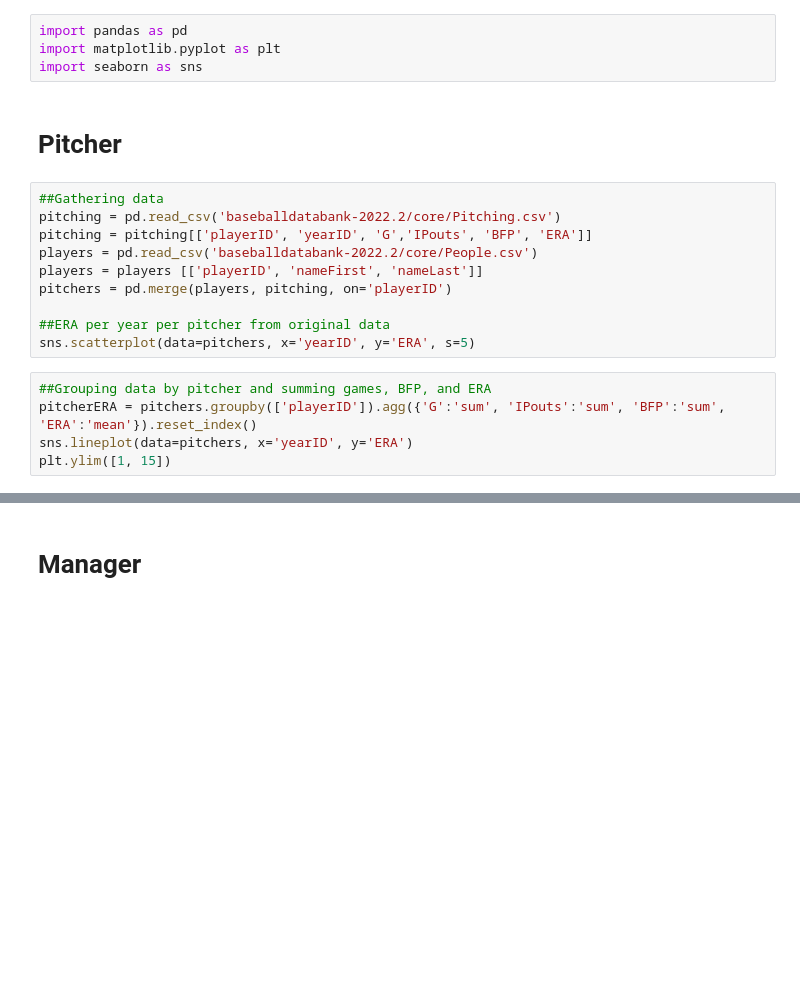
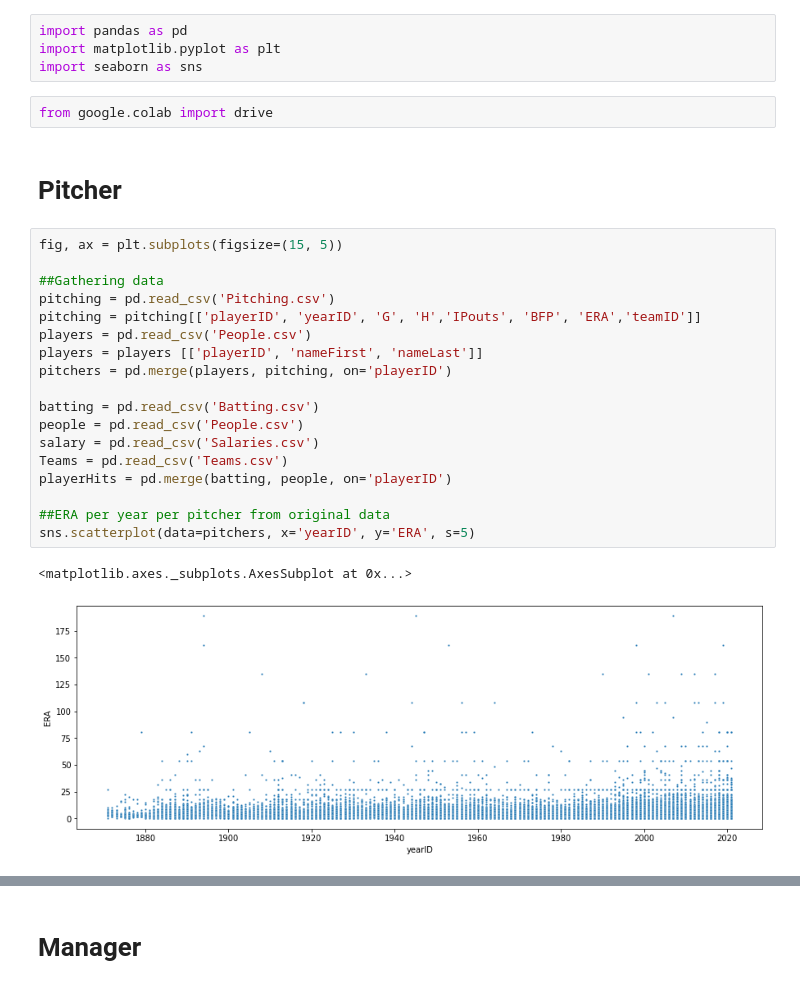
Before and after one commit to Dheeraj0650/project1, a Jupyter notebook: project1.ipynb, the cells around one changed output, grey strips where cells are left out. Saved outputs shown, nothing was run; the diff lists cells and outputs as text; blank space fills up the shorter version.

Commit message:
merged both the codes

```diff
--- a/project1.ipynb
+++ b/project1.ipynb
@@ -2,20 +2,28 @@
 import pandas as pd
 import matplotlib.pyplot as plt
 import seaborn as sns
+# %%
+from google.colab import drive
 # %% [markdown]
 # Pitcher
 # %%
+fig, ax = plt.subplots(figsize=(15, 5))
+
 ##Gathering data
-pitching = pd.read_csv('baseballdatabank-2022.2/core/Pitching.csv')
-pitching = pitching[['playerID', 'yearID', 'G','IPouts', 'BFP', 'ERA']]
-players = pd.read_csv('baseballdatabank-2022.2/core/People.csv')
+pitching = pd.read_csv('Pitching.csv')
+pitching = pitching[['playerID', 'yearID', 'G', 'H','IPouts', 'BFP', 'ERA','teamID']]
+players = pd.read_csv('People.csv')
 players = players [['playerID', 'nameFirst', 'nameLast']]
 pitchers = pd.merge(players, pitching, on='playerID')
 
+batting = pd.read_csv('Batting.csv')
+people = pd.read_csv('People.csv')
+salary = pd.read_csv('Salaries.csv')
+Teams = pd.read_csv('Teams.csv')
+playerHits = pd.merge(batting, people, on='playerID')
+
 ##ERA per year per pitcher from original data
 sns.scatterplot(data=pitchers, x='yearID', y='ERA', s=5)
+# %% [output]
+<matplotlib.axes._subplots.AxesSubplot at 0x...>
+[figure, added]
-# %%
-##Grouping data by pitcher and summing games, BFP, and ERA
-pitcherERA = pitchers.groupby(['playerID']).agg({'G':'sum', 'IPouts':'sum', 'BFP':'sum', 'ERA':'mean'}).reset_index()
-sns.lineplot(data=pitchers, x='yearID', y='ERA')
-plt.ylim([1, 15])
```
Also changed, not shown: parts of 8 cells of this notebook, 1 other file.
